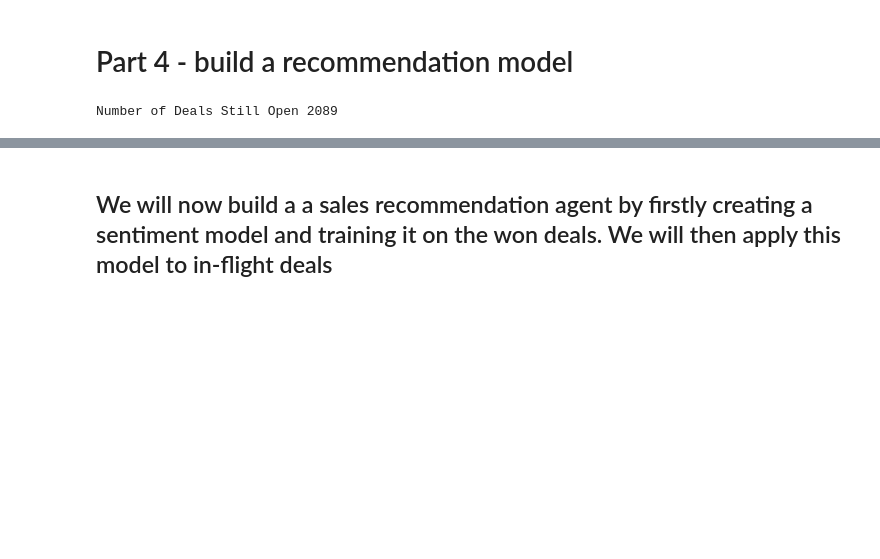
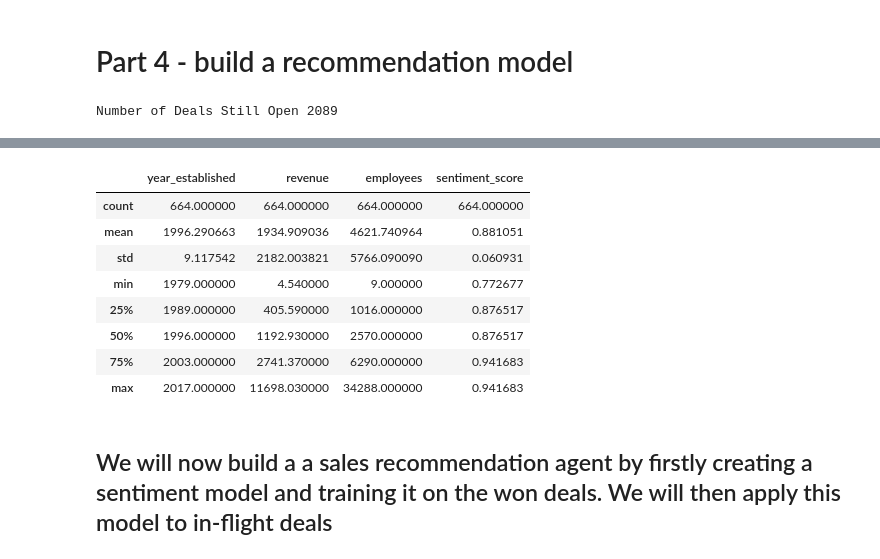
Before and after one commit to APJFX69/ic_ai_course_capstone_submission, a Jupyter notebook: Sales engagement prioritisation model.ipynb, the cells around one changed output, grey strips where cells are left out. Cells and saved outputs as stored; diff of their text form; code cells hidden in the pictures; blank space fills up the shorter version.

```diff
--- a/Sales engagement prioritisation model.ipynb
+++ b/Sales engagement prioritisation model.ipynb
@@ -340,3 +374,17 @@ Very Positive
+# %%
+temp1 = df[df["deal_stage"].isin(["Engaging", "Prospecting"])]
+prod_data = temp1[['product','sector','year_established','revenue','employees','office_location','sentiment_score']].dropna()
+prod_data.describe()
+# %% [output]
+|  | year_established | revenue | employees | sentiment_score |
+| count | 664.000000 | 664.000000 | 664.000000 | 664.000000 |
+| mean | 1996.290663 | 1934.909036 | 4621.740964 | 0.881051 |
+| std | 9.117542 | 2182.003821 | 5766.090090 | 0.060931 |
+| min | 1979.000000 | 4.540000 | 9.000000 | 0.772677 |
+| 25% | 1989.000000 | 405.590000 | 1016.000000 | 0.876517 |
+| 50% | 1996.000000 | 1192.930000 | 2570.000000 | 0.876517 |
+| 75% | 2003.000000 | 2741.370000 | 6290.000000 | 0.941683 |
+| max | 2017.000000 | 11698.030000 | 34288.000000 | 0.941683 |
 # %% [markdown]
 ## We will now build a a sales recommendation agent by firstly creating a sentiment model and training it on the  won deals. We will then apply this model to in-flight deals
 # %% [markdown]
```
Also changed, not shown: parts of 10 cells of this notebook.
